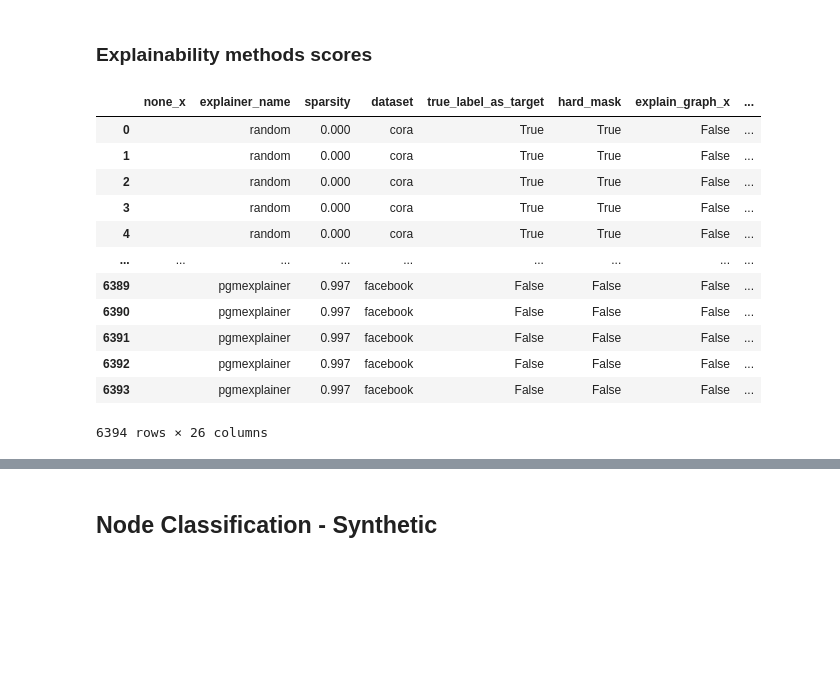
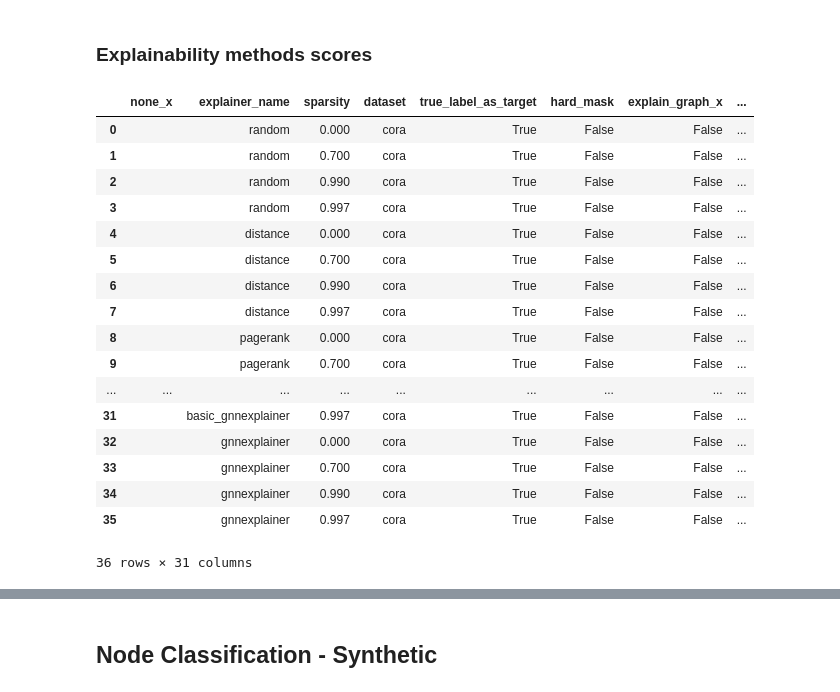
Before and after one commit to GraphFramEx/graphframex, a Jupyter notebook: notebooks/Results_Experiments.ipynb, the cells around one changed output, grey strips where cells are left out. Drawn from its saved outputs; the diff is of its cells as text; code cells hidden in the pictures; blank space fills up the shorter version.

```diff
--- a/notebooks/Results_Experiments.ipynb
+++ b/notebooks/Results_Experiments.ipynb
@@ -67,14 +67,14 @@ def parseLogs(logfile, kw="rawlogs:"):
     return logs, df
 # %%
 def get_info(logdir):
-    infos, fidelity = {}, {}
+    infos, fidelity, mask_info = {}, {}, {}
     for filename in os.listdir(logdir):
         if filename.endswith(".stdout") and filename.startswith("_"):
             _, infos[filename.replace(".stdout", "")] = parseLogs(join(logdir, filename), kw='__infos:')
-            #_, accuracy_top[filename.replace(".stdout", "")] = parseLogs(join(logdir, filename), kw='__accuracy_top:')
-            #_, accuracy[filename.replace(".stdout", "")] = parseLogs(join(logdir, filename), kw='__accuracy:')
+            _, mask_info[filename.replace(".stdout", "")] = parseLogs(join(logdir, filename), kw='__mask_info:')
             _, fidelity[filename.replace(".stdout", "")] = parseLogs(join(logdir, filename), kw='__fidelity:')
-    return(infos, fidelity)
+    return(infos, mask_info, fidelity)
+
 
 def get_gnn_info(logdir):
     gnn_train, gnn_test = {}, {}
@@ -122,13 +122,14 @@ def get_df_results(logs, ranges, name, metrics, selection = 'last'):
 # %% [markdown]
 ### Sparsity
 # %%
-logdir = f'/cluster/home/kamara/checkpoints/node_classification/real/sparsity_all/logs'
-jsonpath = f'/cluster/home/kamara/checkpoints/node_classification/real/sparsity_all/sweep.json'
-infos, fidelity = get_info(logdir)
+logdir = f'/cluster/home/kamara/Explain/checkpoints/node_classification/real/mask_info/logs'
+jsonpath = f'/cluster/home/kamara/Explain/checkpoints/node_classification/real/mask_info/sweep.json'
+infos, mask_info, fidelity = get_info(logdir)
 gnn_train, gnn_test = get_gnn_info(logdir)
 
 print(list(fidelity.keys())[1])
-name = '{none}_explainer_name={explainer_name}_sparsity={sparsity}_dataset={dataset}_true_label_as_target={true_label_as_target}_hard_mask={hard_mask}_seed={seed}'
+#name = '{none}_explainer_name={explainer_name}_sparsity={sparsity}_dataset={dataset}_true_label_as_target={true_label_as_target}_hard_mask={hard_mask}_seed={seed}'
+name = '{none}_explainer_name={explainer_name}_sparsity={sparsity}'
 
 ranges = get_param_ranges(jsonpath)
 # %% [output]
@@ -157,31 +158,37 @@ gnn_scores.to_csv('/cluster/home/kamara/Explain/csv/node_classification/real/nc_
 ### Explainability methods scores
 # %%
 df_infos = get_df_results(infos, ranges, name, metrics = ['time', "number_of_edges", "mask_sparsity_init", "non_zero_values_init"])
+df_mask_infos = get_df_results(mask_info, ranges, name, metrics = ['mask_size', "mask_entropy", "max_avg"])
 df_fid = get_df_results(fidelity, ranges, name, metrics = ['fidelity_acc+', 'fidelity_acc-', 'fidelity_prob+', 'fidelity_prob-',
                                                            'fidelity_gnn_acc+', 'fidelity_gnn_acc-', 'fidelity_gnn_prob+', 'fidelity_gnn_prob-',
                                                            'mask_sparsity', 'expl_edges'])
 
 #scores = pd.concat([df_acc, df_fid], axis=1, join="inner")
 #scores = pd.merge(df_acc_top, df_acc, suffixes=['_top', ''], on=["dataset", "explainer_name", "num_test_nodes", "data_save_dir", "gpu", "sparsity"])
 scores = df_fid
-
+scores = pd.merge(scores, df_mask_infos, on=["dataset", "explainer_name", "num_test", "data_save_dir", "seed", "sparsity", "true_label_as_target", "hard_mask"])
 scores = pd.merge(scores, df_infos, on=["dataset", "explainer_name", "num_test", "data_save_dir", "seed", "sparsity", "true_label_as_target", "hard_mask"])
 scores
 #scores.to_csv('/cluster/home/kamara/Explain/csv/node_classification/real/nc_real_sparsity_all.csv', index=False)
 # %% [output]
 |  | none_x | explainer_name | sparsity | dataset | true_label_as_target | hard_mask | explain_graph_x | ... |
-| 0 |  | random | 0.000 | cora | True | True | False | ... |
-| 1 |  | random | 0.000 | cora | True | True | False | ... |
-| 2 |  | random | 0.000 | cora | True | True | False | ... |
-| 3 |  | random | 0.000 | cora | True | True | False | ... |
-| 4 |  | random | 0.000 | cora | True | True | False | ... |
+| 0 |  | random | 0.000 | cora | True | False | False | ... |
+| 1 |  | random | 0.700 | cora | True | False | False | ... |
+| 2 |  | random | 0.990 | cora | True | False | False | ... |
+| 3 |  | random | 0.997 | cora | True | False | False | ... |
+| 4 |  | distance | 0.000 | cora | True | False | False | ... |
+| 5 |  | distance | 0.700 | cora | True | False | False | ... |
+| 6 |  | distance | 0.990 | cora | True | False | False | ... |
+| 7 |  | distance | 0.997 | cora | True | False | False | ... |
+| 8 |  | pagerank | 0.000 | cora | True | False | False | ... |
+| 9 |  | pagerank | 0.700 | cora | True | False | False | ... |
 | ... | ... | ... | ... | ... | ... | ... | ... | ... |
-| 6389 |  | pgmexplainer | 0.997 | facebook | False | False | False | ... |
-| 6390 |  | pgmexplainer | 0.997 | facebook | False | False | False | ... |
-| 6391 |  | pgmexplainer | 0.997 | facebook | False | False | False | ... |
-| 6392 |  | pgmexplainer | 0.997 | facebook | False | False | False | ... |
-| 6393 |  | pgmexplainer | 0.997 | facebook | False | False | False | ... |
+| 31 |  | basic_gnnexplainer | 0.997 | cora | True | False | False | ... |
+| 32 |  | gnnexplainer | 0.000 | cora | True | False | False | ... |
+| 33 |  | gnnexplainer | 0.700 | cora | True | False | False | ... |
+| 34 |  | gnnexplainer | 0.990 | cora | True | False | False | ... |
+| 35 |  | gnnexplainer | 0.997 | cora | True | False | False | ... |
-6394 rows × 26 columns
+36 rows × 31 columns
 # %%
 res = scores.groupby(by=['dataset', "true_label_as_target", "hard_mask", 'sparsity', 'explainer_name']).mean()
 res = res.drop(columns=['seed'])
```
Also changed, not shown: parts of 3 cells of this notebook, 5 other files.
